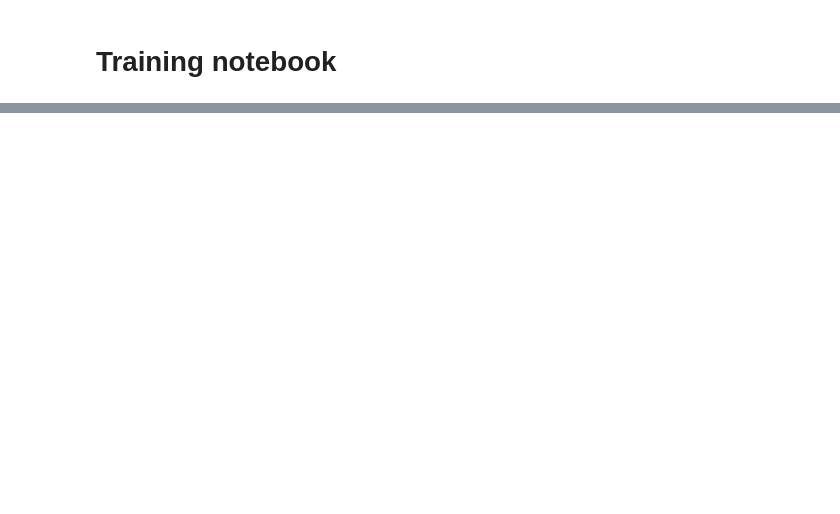
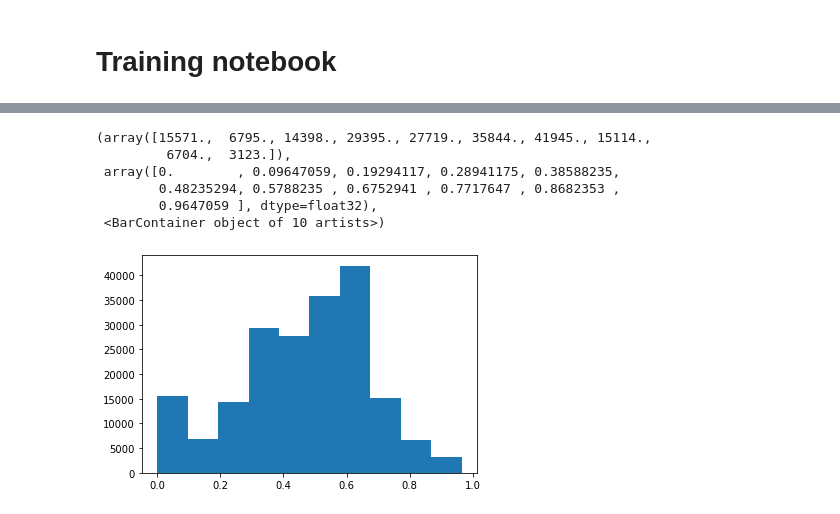
Before and after one commit to hugoartigas/pix2pix, a Jupyter notebook: train.ipynb, the cells around one changed output, grey strips where cells are left out. Drawn from its saved outputs; the diff is of its cells as text; code cells hidden in the pictures; blank space fills up the shorter version.

```diff
--- a/train.ipynb
+++ b/train.ipynb
@@ -30,0 +35,10 @@ TypeError: forward() got an unexpected keyword argument 'training'
+# %%
+utils.plt.hist(0.5 * real[0].detach().cpu().numpy().flatten() + 0.5)
+# %% [output]
+(array([15571.,  6795., 14398., 29395., 27719., 35844., 41945., 15114.,
+         6704.,  3123.]),
+ array([0.        , 0.09647059, 0.19294117, 0.28941175, 0.38588235,
+        0.48235294, 0.5788235 , 0.6752941 , 0.7717647 , 0.8682353 ,
+        0.9647059 ], dtype=float32),
+ <BarContainer object of 10 artists>)
+[figure, added]
```
Also changed, not shown: parts of 5 cells of this notebook, 2 other files.
